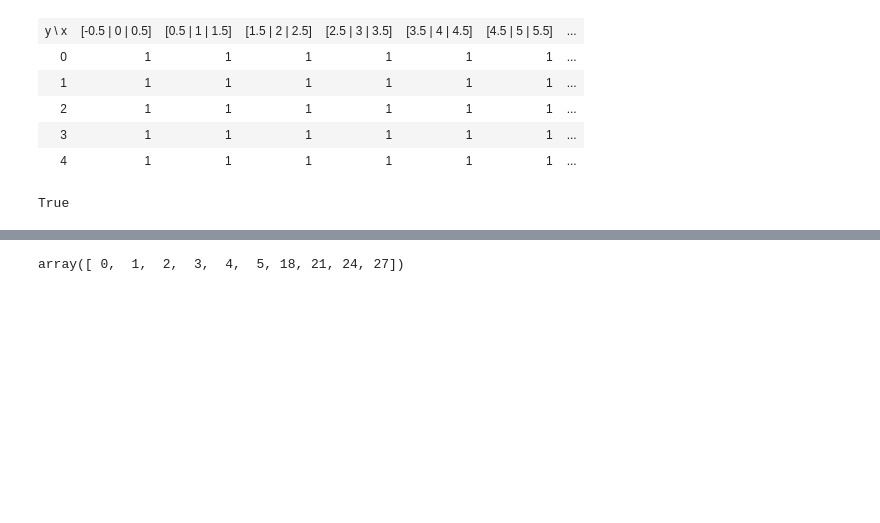
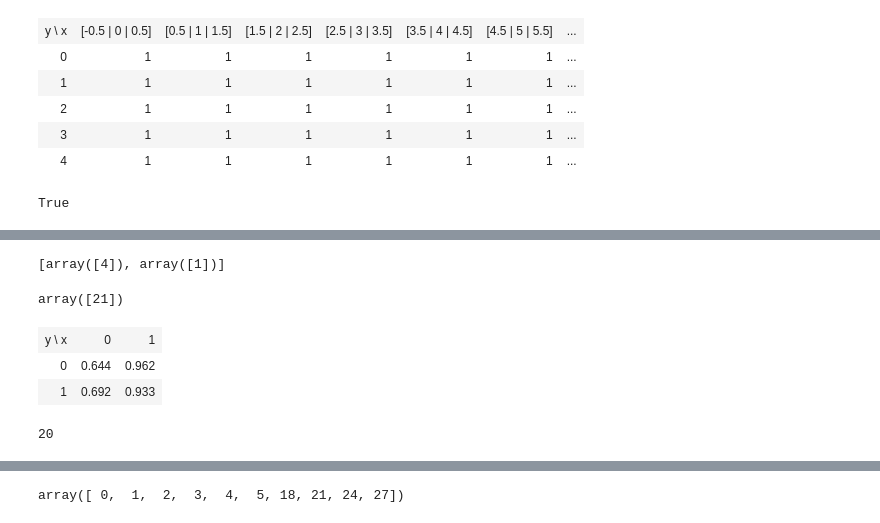
Before and after one commit to philippeller/dama, a Jupyter notebook: notebooks/GridData.ipynb, the cells around one changed output, grey strips where cells are left out. Saved outputs shown, nothing was run; the diff lists cells and outputs as text; code cells hidden in the pictures; blank space fills up the shorter version.

```diff
--- a/notebooks/GridData.ipynb
+++ b/notebooks/GridData.ipynb
@@ -257,3 +297,18 @@ a
+# %%
+a.grid.compute_indices([[4],[1]])
+# %% [output]
+[array([4]), array([1])]
+array([21])
+# %%
+a.lookup(x=[0, 1], y=[0, 1])
+# %% [output]
+| y \ x | 0 | 1 |
+| 0 | 0.644 | 0.962 |
+| 1 | 0.692 | 0.933 |
+# %%
+len(a.grid.axes[0])
+# %% [output]
+20
 # %%
 np.log10(np.exp(np.fabs(a)))
 # %% [output]
```
Also changed, not shown: parts of 57 cells of this notebook, 7 other files.
